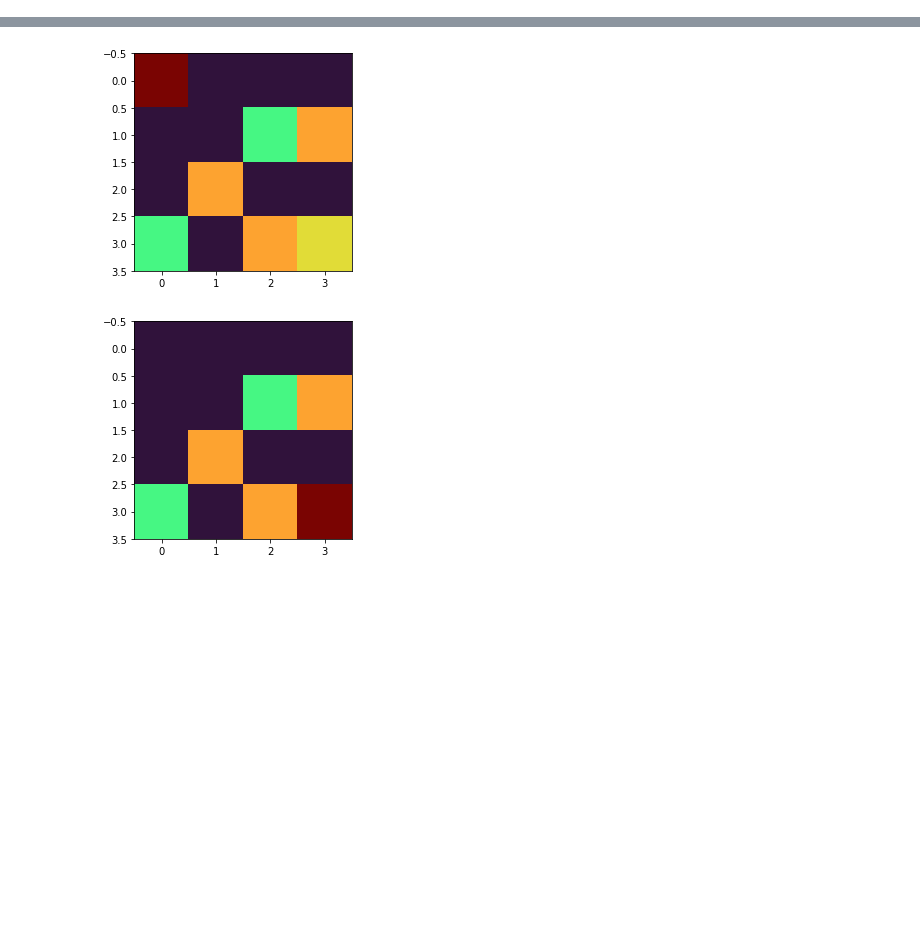
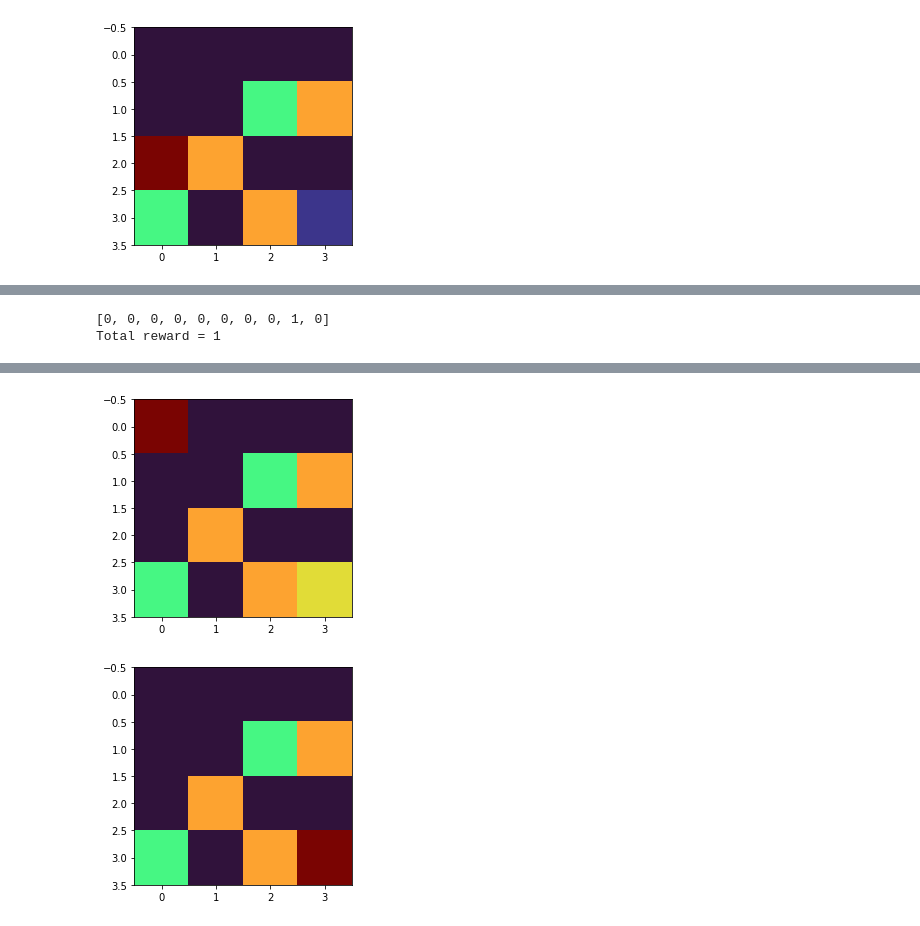
Before and after one commit to Shanky2304/rl_basic_env_agent, a Jupyter notebook: rl_env.ipynb, the cells around one changed output, grey strips where cells are left out. Drawn from its saved outputs; the diff is of its cells as text; code cells hidden in the pictures; blank space fills up the shorter version.

```diff
--- a/rl_env.ipynb
+++ b/rl_env.ipynb
@@ -86,3 +100,17 @@ class GridEnvironment(gym.Env):
 
     def render(self):
         plt.imshow(self.state, cmap='turbo')
+# %%
+class RandomAgent:
+    def __init__(self, env):
+        self.env = env
+        self.observation_space = env.observation_space
+        self.action_space = env.action_space
+
+    def step(self, observation):
+        return np.random.choice(self.action_space.n)
+# %%
+env = GridEnvironment()
+agent = RandomAgent(env)
+obs = env.reset()
+env.render()
@@ -88,0 +119,20 @@ class GridEnvironment(gym.Env):
+# %%
+#Random agent demo for 10 time steps (since max_timestep = 10)
+from google.colab import widgets
+import time
+
+output_grid = widgets.Grid(1, 1)
+rewards = []
+done = False
+while not done:
+    action = agent.step(obs)
+    observation, reward, done, info = env.step(action)
+    with output_grid.output_to(0, 0):
+        output_grid.clear_cell()
+        env.render()
+    rewards.append(reward)
+    time.sleep(1)
+print(rewards)
+print("Total reward =", sum(rewards))
+# %% [output]
+[figure, added]
@@ -88,0 +140,2 @@ class GridEnvironment(gym.Env):
+[0, 0, 0, 0, 0, 0, 0, 0, 1, 0]
+Total reward = 1
```
Also changed, not shown: parts of 9 cells of this notebook, 1 other file.
